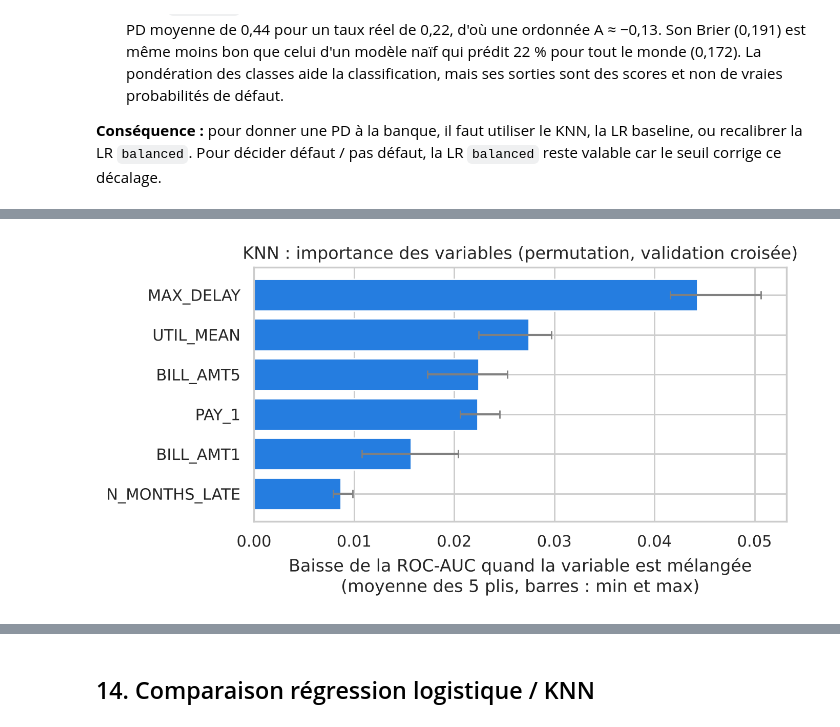
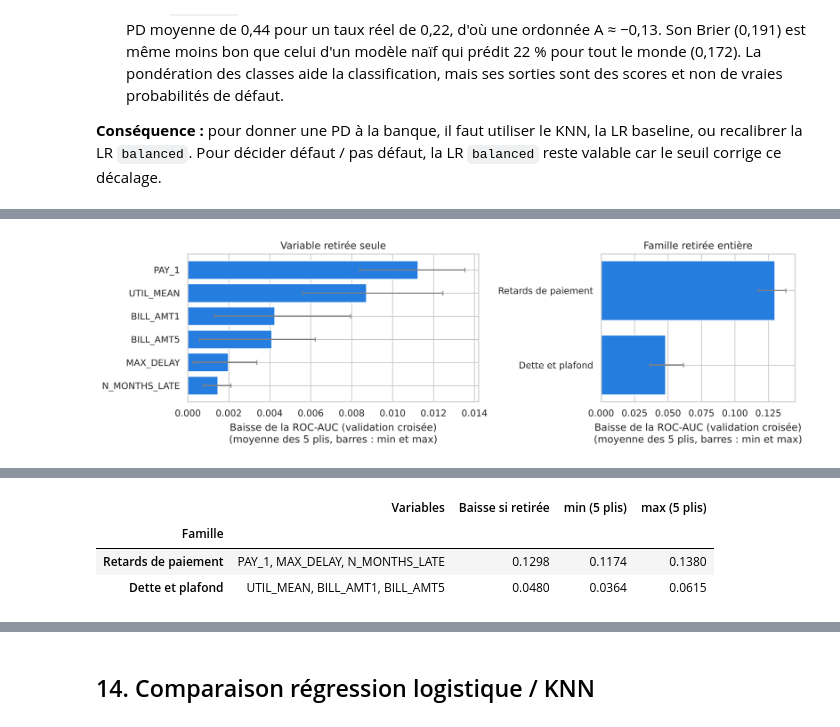
Before and after one commit to 4n1onin/ML, a Jupyter notebook: data/credit_risk_logistic_regression.ipynb, the cells around one changed output, grey strips where cells are left out. Drawn from its saved outputs; the diff is of its cells as text; code cells hidden in the pictures.

```diff
--- a/data/credit_risk_logistic_regression.ipynb
+++ b/data/credit_risk_logistic_regression.ipynb
@@ -895,27 +895,52 @@ Le calcul se fait **en validation croisée sur le train** : dans chacun des 5 pl
 # %%
-y_train_arr = y_train.to_numpy()
-imp_plis = []
-for i_train, i_valid in cv.split(X_train_knn, y_train_arr):
-    modele = clone(knn_final).fit(X_train_knn[i_train], y_train_arr[i_train])
-    perm = permutation_importance(modele, X_train_knn[i_valid], y_train_arr[i_valid], scoring="roc_auc",
-                                  n_repeats=5, random_state=RANDOM_STATE, n_jobs=-1)
-    imp_plis.append(perm.importances_mean)
+def auc_plis(variables):
+    """AUC sur chacun des 5 plis (train) du KNN retenu, entraîné sur les variables données."""
+    idx = [X_train_p.columns.get_loc(c) for c in variables]
+    return cross_val_score(clone(knn_final), X_train_s[:, idx], y_train, cv=cv, scoring="roc_auc", n_jobs=-1)
 
-imp_plis = pd.DataFrame(imp_plis, columns=vars_knn)
-imp_knn = (pd.DataFrame({"baisse_AUC": imp_plis.mean(),
-                         "min_plis": imp_plis.min(),
-                         "max_plis": imp_plis.max()})
-           .sort_values("baisse_AUC", ascending=False))
+def famille(v):
+    if v in ("N_MONTHS_LATE", "MAX_DELAY") or (v.startswith("PAY_") and v[4:].isdigit()):
+        return "Retards de paiement"
+    if v in ("UTIL_MEAN", "LIMIT_BAL") or v.startswith("BILL_AMT"):
+        return "Dette et plafond"
+    if v.startswith("PAY_AMT") or v == "PAY_RATIO":
+        return "Remboursements"
+    return "Profil"
 
-top = imp_knn.iloc[::-1]
-plt.figure(figsize=(7, 3.8))
-plt.barh(top.index, top["baisse_AUC"], color=COL_KNN,
-         xerr=[top["baisse_AUC"] - top["min_plis"], top["max_plis"] - top["baisse_AUC"]], ecolor="grey", capsize=3)
-plt.axvline(0, c="k", lw=0.8)
-plt.xlabel("Baisse de la ROC-AUC quand la variable est mélangée\n(moyenne des 5 plis, barres : min et max)")
-plt.title("KNN : importance des variables (permutation, validation croisée)")
+auc_ref = auc_plis(vars_knn)     # les plis sont les mêmes à chaque appel : on compare pli par pli
+
+def baisse_si_retire(a_retirer):
+    baisse = auc_ref - auc_plis([v for v in vars_knn if v not in a_retirer])
+    return baisse.mean(), baisse.min(), baisse.max()
+
+# Gain d'AUC à l'entrée dans la sélection pas à pas (pour la 1re variable : gain par rapport au hasard, AUC = 0,5)
+gain_entree = chemin["auc"].diff().fillna(chemin["auc"].iloc[0] - 0.5)
+gain_entree.index = chemin["ajout"]
+
+imp_var = pd.DataFrame(
+    [(famille(v), choisies.index(v) + 1, gain_entree[v], *baisse_si_retire([v])) for v in vars_knn],
+    index=vars_knn,
+    columns=["Famille", "Rang d'entrée", "Gain à l'entrée", "Baisse si retirée", "min (5 plis)", "max (5 plis)"],
+).sort_values("Baisse si retirée", ascending=False)
+
+familles = imp_var["Famille"]
+imp_fam = pd.DataFrame(
+    [(f, ", ".join(familles.index[familles == f]), *baisse_si_retire(list(familles.index[familles == f])))
+     for f in familles.unique()],
+    columns=["Famille", "Variables", "Baisse si retirée", "min (5 plis)", "max (5 plis)"],
+).set_index("Famille").sort_values("Baisse si retirée", ascending=False)
+
+fig, axes = plt.subplots(1, 2, figsize=(12, 3.8), gridspec_kw={"width_ratios": [3, 2]})
+for ax, tab, titre in [(axes[0], imp_var, "Variable retirée seule"), (axes[1], imp_fam, "Famille retirée entière")]:
+    t = tab.iloc[::-1]
+    ax.barh(t.index, t["Baisse si retirée"], color=COL_KNN, ecolor="grey", capsize=3,
+            xerr=[t["Baisse si retirée"] - t["min (5 plis)"], t["max (5 plis)"] - t["Baisse si retirée"]])
+    ax.axvline(0, c="k", lw=0.8)
+    ax.set_title(titre)
+    ax.set_xlabel("Baisse de la ROC-AUC (validation croisée)\n(moyenne des 5 plis, barres : min et max)")
 plt.tight_layout(); plt.show()
 
-imp_knn.round(4)
+display(imp_var.round(4))
+imp_fam.round(4)
 # %% [output]
-[figure, old version]
+[figure, new version]
@@ -929,2 +954,6 @@ imp_knn.round(4)
+|  | Variables | Baisse si retirée | min (5 plis) | max (5 plis) |
+| Famille |  |  |  |  |
+| Retards de paiement | PAY_1, MAX_DELAY, N_MONTHS_LATE | 0.1298 | 0.1174 | 0.1380 |
+| Dette et plafond | UTIL_MEAN, BILL_AMT1, BILL_AMT5 | 0.0480 | 0.0364 | 0.0615 |
 # %% [markdown]
 **Lecture :**
```
Also changed, not shown: parts of 6 cells of this notebook.
